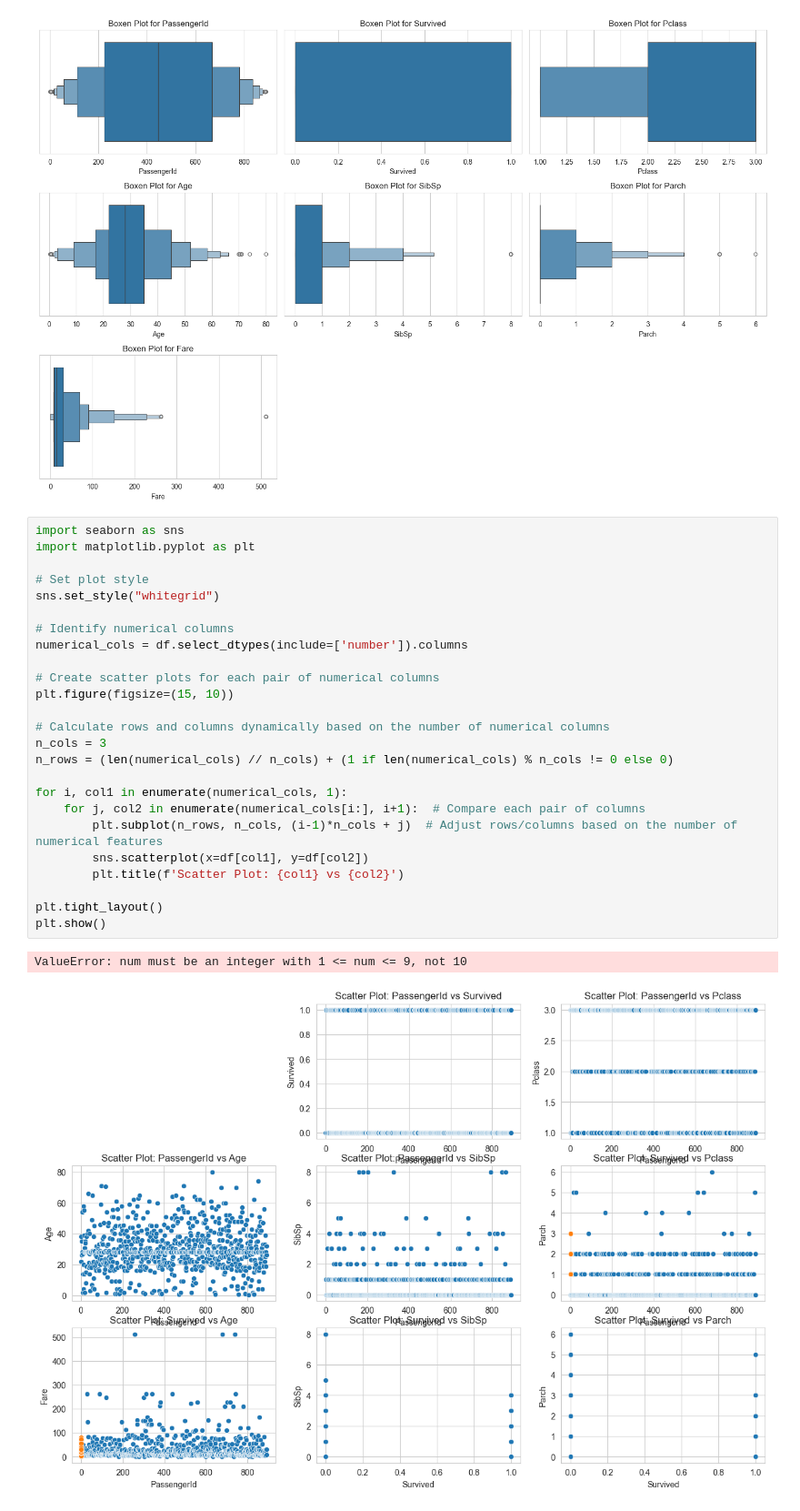
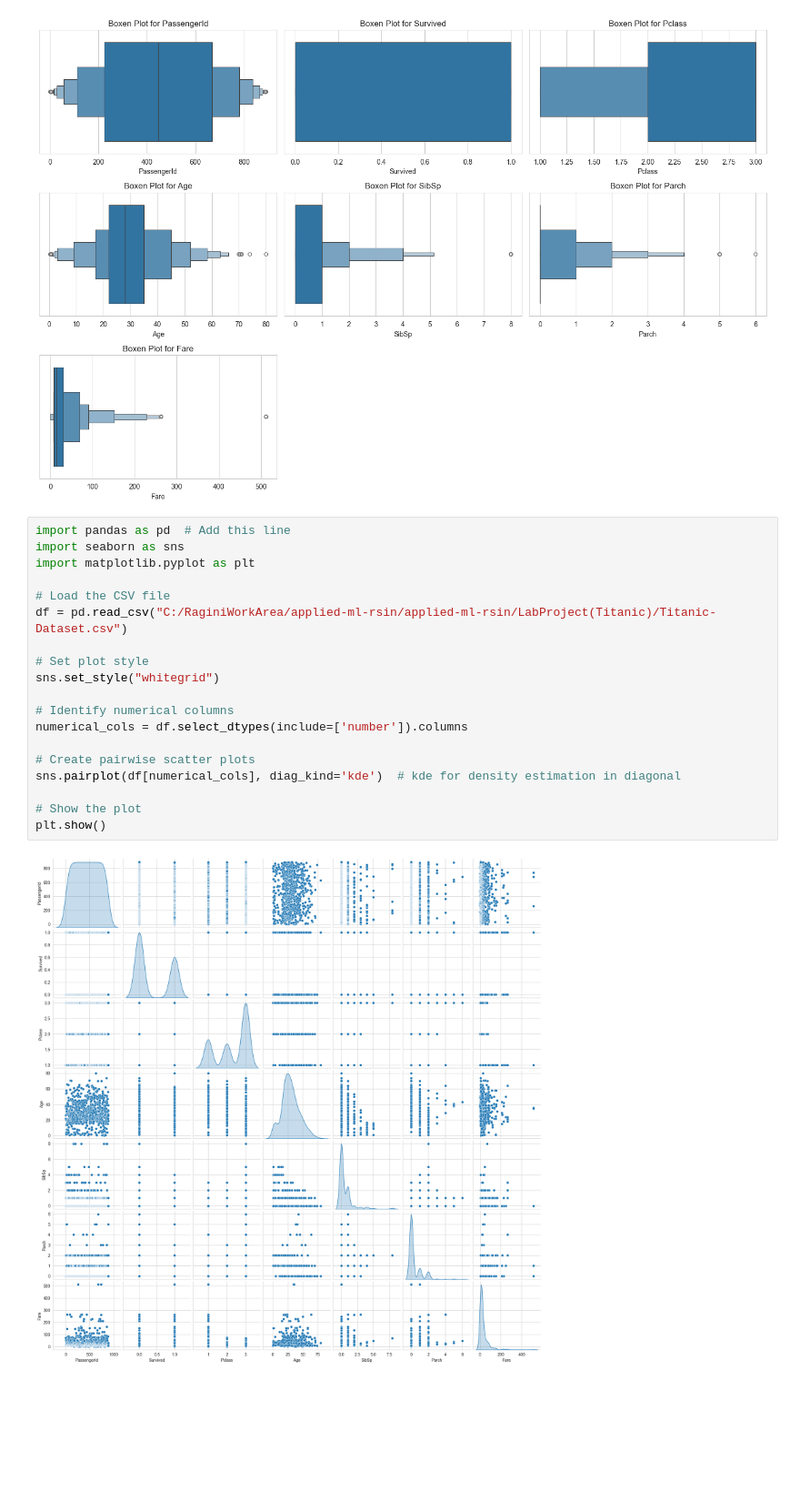
Before and after one commit to ragini-sinha03/applied-ml-rsin, a Jupyter notebook: LabProject(Titanic)/ml02-rsin.ipynb, the cells around one changed output. Shown at 91% size. Cells and saved outputs as stored; diff of their text form; blank space fills up the shorter version.

```diff
--- a/LabProject(Titanic)/ml02-rsin.ipynb
+++ b/LabProject(Titanic)/ml02-rsin.ipynb
@@ -116,31 +116,24 @@ plt.tight_layout()
 plt.show()
 # %% [output]
 [figure]
-# %%
-import seaborn as sns
-import matplotlib.pyplot as plt
-
-# Set plot style
-sns.set_style("whitegrid")
-
-# Identify numerical columns
-numerical_cols = df.select_dtypes(include=['number']).columns
-
-# Create scatter plots for each pair of numerical columns
-plt.figure(figsize=(15, 10))
-
-# Calculate rows and columns dynamically based on the number of numerical columns
-n_cols = 3
-n_rows = (len(numerical_cols) // n_cols) + (1 if len(numerical_cols) % n_cols != 0 else 0)
-
-for i, col1 in enumerate(numerical_cols, 1):
-    for j, col2 in enumerate(numerical_cols[i:], i+1):  # Compare each pair of columns
-        plt.subplot(n_rows, n_cols, (i-1)*n_cols + j)  # Adjust rows/columns based on the number of numerical features
-        sns.scatterplot(x=df[col1], y=df[col2])
-        plt.title(f'Scatter Plot: {col1} vs {col2}')
-
-plt.tight_layout()
-plt.show()
-# %% [output]
-ValueError: num must be an integer with 1 <= num <= 9, not 10
-[figure, removed]
+# %%
+import pandas as pd  # Add this line
+import seaborn as sns
+import matplotlib.pyplot as plt
+
+# Load the CSV file
+df = pd.read_csv("C:/RaginiWorkArea/applied-ml-rsin/applied-ml-rsin/LabProject(Titanic)/Titanic-Dataset.csv")
+
+# Set plot style
+sns.set_style("whitegrid")
+
+# Identify numerical columns
+numerical_cols = df.select_dtypes(include=['number']).columns
+
+# Create pairwise scatter plots
+sns.pairplot(df[numerical_cols], diag_kind='kde')  # kde for density estimation in diagonal
+
+# Show the plot
+plt.show()
+# %% [output]
+[figure, added]
```
Also changed, not shown: parts of 1 cell of this notebook, 2 other files.
